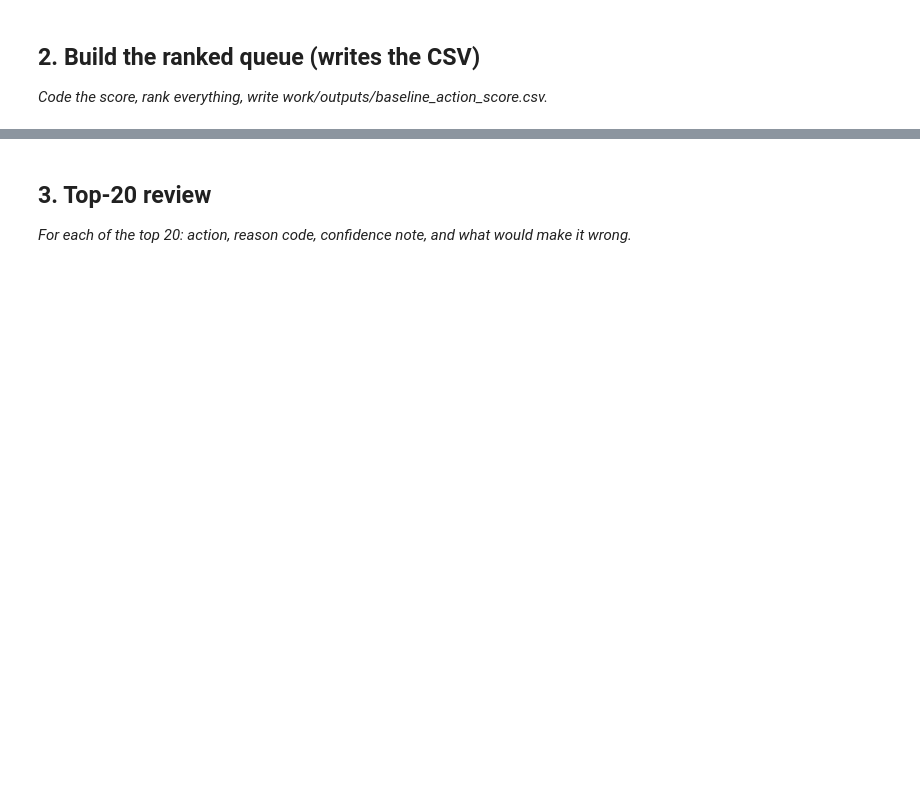
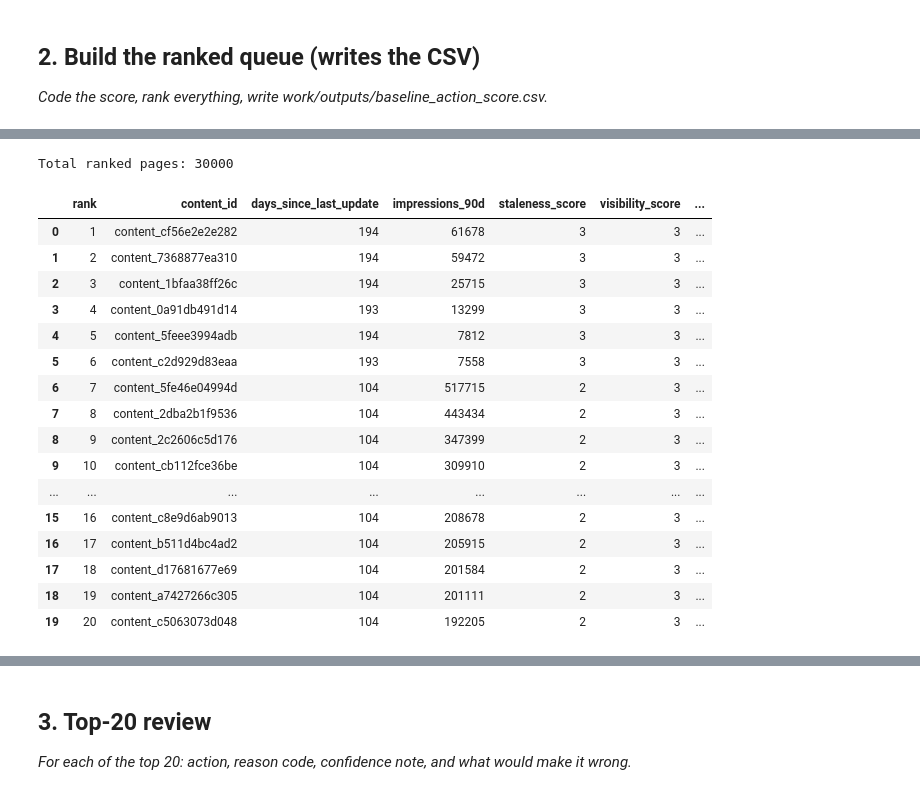
Before and after one commit to aliza1800/flyrank-ml-internship, a Jupyter notebook: work/notebooks/w04_baseline_score.ipynb, the cells around one changed output, grey strips where cells are left out. Saved outputs shown, nothing was run; the diff lists cells and outputs as text; code cells hidden in the pictures; blank space fills up the shorter version.

Commit message:
Complete W04 baseline action score

```diff
--- a/work/notebooks/w04_baseline_score.ipynb
+++ b/work/notebooks/w04_baseline_score.ipynb
@@ -22,0 +181,46 @@ This skeleton is yours to fill. Work the sections **in order** — each one has
+# %%
+# Rank all pages from highest to lowest score
+
+baseline = baseline.sort_values(
+    ["score", "impressions_90d", "days_since_last_update"],
+    ascending=[False, False, False]
+).reset_index(drop=True)
+
+baseline["rank"] = np.arange(1, len(baseline) + 1)
+
+print("Total ranked pages:", len(baseline))
+
+display(
+    baseline[
+        [
+            "rank",
+            "content_id",
+            "days_since_last_update",
+            "impressions_90d",
+            "staleness_score",
+            "visibility_score",
+            "score",
+            "reason_code",
+            "action"
+        ]
+    ].head(20)
+)
+# %% [output]
+Total ranked pages: 30000
+|  | rank | content_id | days_since_last_update | impressions_90d | staleness_score | visibility_score | ... |
+| 0 | 1 | content_cf56e2e2e282 | 194 | 61678 | 3 | 3 | ... |
+| 1 | 2 | content_7368877ea310 | 194 | 59472 | 3 | 3 | ... |
+| 2 | 3 | content_1bfaa38ff26c | 194 | 25715 | 3 | 3 | ... |
+| 3 | 4 | content_0a91db491d14 | 193 | 13299 | 3 | 3 | ... |
+| 4 | 5 | content_5feee3994adb | 194 | 7812 | 3 | 3 | ... |
+| 5 | 6 | content_c2d929d83eaa | 193 | 7558 | 3 | 3 | ... |
+| 6 | 7 | content_5fe46e04994d | 104 | 517715 | 2 | 3 | ... |
+| 7 | 8 | content_2dba2b1f9536 | 104 | 443434 | 2 | 3 | ... |
+| 8 | 9 | content_2c2606c5d176 | 104 | 347399 | 2 | 3 | ... |
+| 9 | 10 | content_cb112fce36be | 104 | 309910 | 2 | 3 | ... |
+| ... | ... | ... | ... | ... | ... | ... | ... |
+| 15 | 16 | content_c8e9d6ab9013 | 104 | 208678 | 2 | 3 | ... |
+| 16 | 17 | content_b511d4bc4ad2 | 104 | 205915 | 2 | 3 | ... |
+| 17 | 18 | content_d17681677e69 | 104 | 201584 | 2 | 3 | ... |
+| 18 | 19 | content_a7427266c305 | 104 | 201111 | 2 | 3 | ... |
+| 19 | 20 | content_c5063073d048 | 104 | 192205 | 2 | 3 | ... |
```
Also changed, not shown: parts of 22 cells of this notebook.
